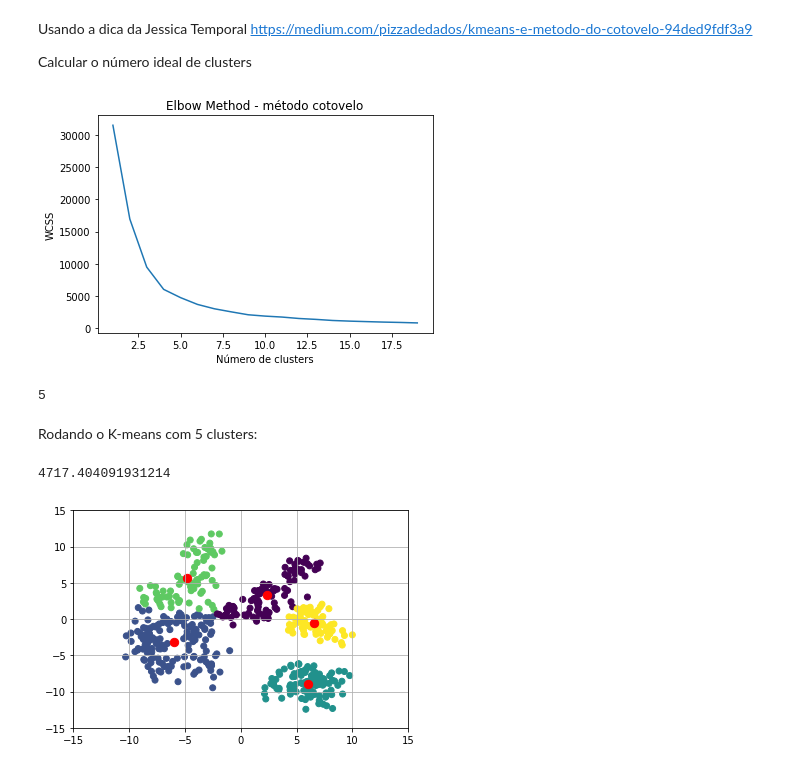
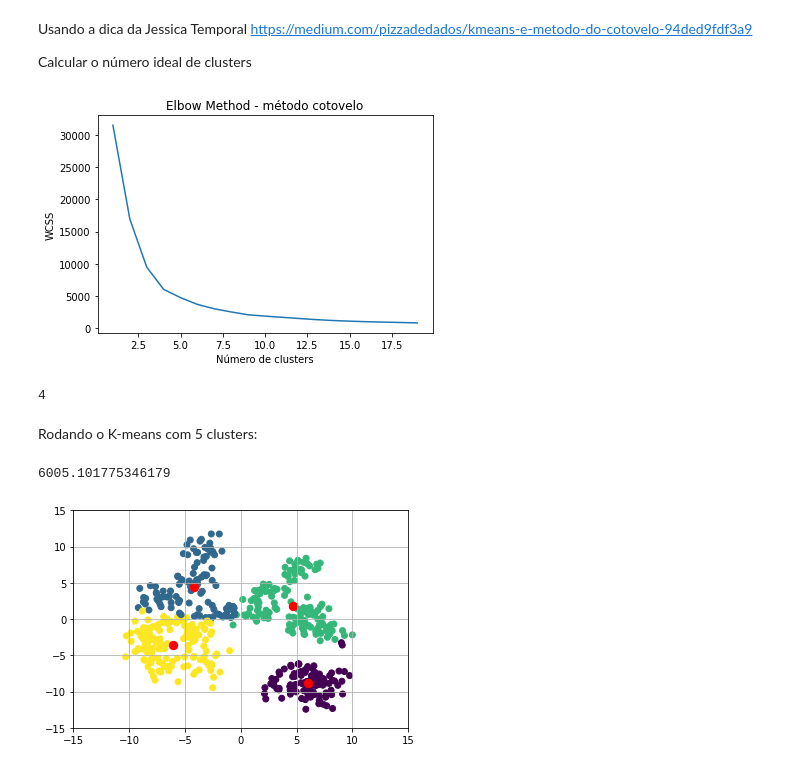
Before and after one commit to szalbuque/curso_analise_dados_igti, a Jupyter notebook: trab_mod_1.ipynb, the cells around one changed output. Cells and saved outputs as stored; diff of their text form; code cells hidden in the pictures.

```diff
--- a/trab_mod_1.ipynb
+++ b/trab_mod_1.ipynb
@@ -126,18 +126,18 @@ Usando a dica da Jessica Temporal https://medium.com/pizzadedados/kmeans-e-metod
 Calcular o número ideal de clusters
 # %%
 def optimal_number_of_clusters(wcss):
-    x1, y1 = 2, wcss[0]
-    x2, y2 = 20, wcss[len(wcss)-1]
+    x1, y1 = 1, wcss[0]
+    x2, y2 = 19, wcss[len(wcss)-1]
 
     distances = []
     for i in range(len(wcss)):
-        x0 = i+2
+        x0 = i+1
         y0 = wcss[i]
         numerator = abs((y2-y1)*x0 - (x2-x1)*y0 + x2*y1 - y2*x1)
         denominator = sqrt((y2 - y1)**2 + (x2 - x1)**2)
         distances.append(numerator/denominator)
 
-    return distances.index(max(distances)) + 2
+    return distances.index(max(distances)) + 1
 
 dataset = make_blobs(n_samples=500, centers=20, random_state=999)
 X = dataset[0]
@@ -155,21 +155,21 @@ plt.show()
 optimal_number_of_clusters(wcss)
 # %% [output]
 [figure]
-5
+4
 # %% [markdown]
 Rodando o K-means com 5 clusters:
 # %%
-kmeans = KMeans(n_clusters=5, init='k-means++', max_iter=300, n_init=10)
+kmeans = KMeans(n_clusters=4, init='k-means++', max_iter=300, n_init=10)
 pred_y = kmeans.fit_predict(X)
 kmeans.fit(X)
 kmeans.cluster_centers_
 plt.scatter(X[:,0], X[:,1], c=pred_y)
 plt.xlim(-15,15)
 plt.ylim(-15,15)
 plt.grid()
 
 plt.scatter(kmeans.cluster_centers_[:,0], kmeans.cluster_centers_[:,1], s=70, c='red')
 kmeans.inertia_
 # %% [output]
-4717.404091931214
+6005.101775346179
-[figure, old version]
+[figure, new version]
```
